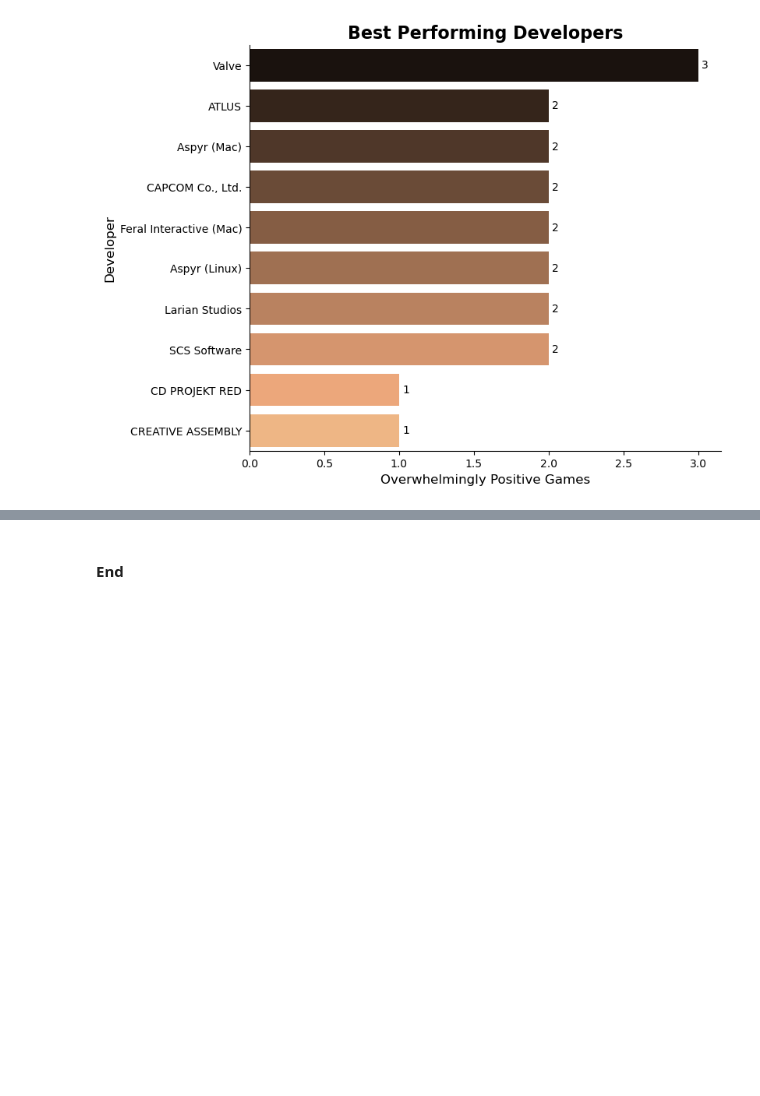
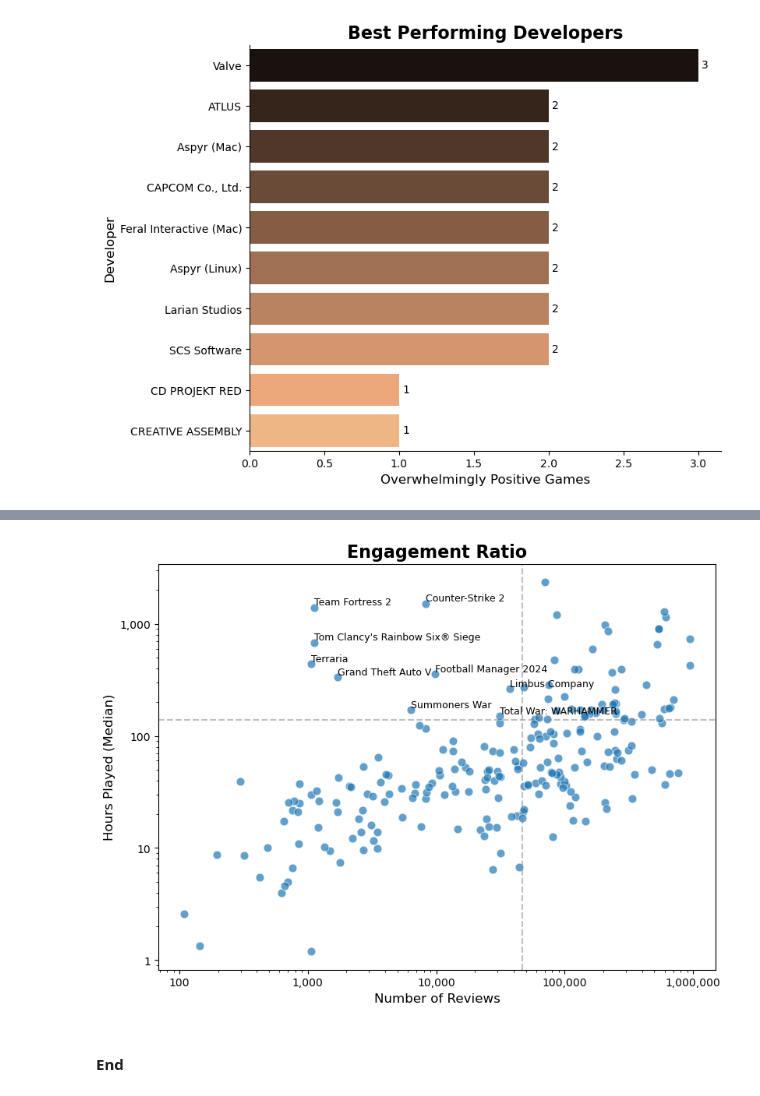
Before and after one commit to riowinarno/steam-games-reviews-and-rankings, a Jupyter notebook: notebook.ipynb, the cells around one changed output, grey strips where cells are left out. Saved outputs shown, nothing was run; the diff lists cells and outputs as text; code cells hidden in the pictures; blank space fills up the shorter version.

```diff
--- a/notebook.ipynb
+++ b/notebook.ipynb
@@ -770,0 +908,9 @@ plt.show()
+# %%
+agg_df = df_games_reviews_clean.groupby('game_name').agg(
+    mean_hours=('hours_played', 'mean'),
+    median_hours=('hours_played', 'median'),
+    sample_count=('review', 'count')
+).reset_index()
+
+engage_ratio = agg_df[agg_df['sample_count'] >= 30]
+engage_ratio
@@ -770,0 +931,11 @@ plt.show()
+# %%
+df_unique_reviews_per_game = df_genres_exploded[['game_name', 'number_of_reviews_from_purchased_people']].drop_duplicates('game_name')
+
+df_engagement = pd.merge(
+    engage_ratio,
+    df_unique_reviews_per_game,
+    on='game_name',
+    how='inner'
+)
+
+df_engagement
@@ -771,2 +956,56 @@ plt.show()
+# %%
+# Visualization
+fig, ax = plt.subplots(figsize=(8, 6), layout='constrained')
+
+# Make quadrant lines
+middle_line_x = df_engagement['number_of_reviews_from_purchased_people'].median()
+middle_line_y = df_engagement['median_hours'].quantile(.75)
+
+df_engagement['is_cult_classic'] = (
+    (df_engagement['number_of_reviews_from_purchased_people'] < middle_line_x) &
+    (df_engagement['median_hours'] > middle_line_y)
+)
+
+top_cult_games = (
+    df_engagement[df_engagement['is_cult_classic']]
+    .sort_values(by='median_hours', ascending=False)
+    .head(10)
+)
+
+plt.axvline(middle_line_x, color='grey', linestyle='--', alpha=0.5)
+plt.axhline(middle_line_y, color='grey', linestyle='--', alpha=0.5)
+
+sns.scatterplot(
+    df_engagement,
+    x='number_of_reviews_from_purchased_people',
+    y='median_hours',
+    alpha=0.7,
+    s=60,
+    palette={False: '#95a5a6', True: '#e74c3c'},
+    ax=ax,
+    legend=False,
+)
+
+ax.set_xscale('log')
+ax.set_yscale('log')
+
+ax.xaxis.set_major_formatter(FuncFormatter(lambda x, pos: f"{x:,.0f}"))
+ax.yaxis.set_major_formatter(FuncFormatter(lambda y, pos: f"{y:,.0f}"))
+
+for idx, row in top_cult_games.iterrows():
+    ax.text(
+        x=row['number_of_reviews_from_purchased_people'],
+        y=row['median_hours'] * 1.05,
+        s=row['game_name'],
+        fontsize=9
+    )
+
+ax.set_title('Engagement Ratio', fontweight='bold', fontsize=16)
+ax.set_xlabel('Number of Reviews', fontsize=12)
+ax.set_ylabel('Hours Played (Median)', fontsize=12)
+
+plt.show()
+# %% [output]
+[figure, added]
 # %% [markdown]
 #### End
```
Also changed, not shown: parts of 18 cells of this notebook.
